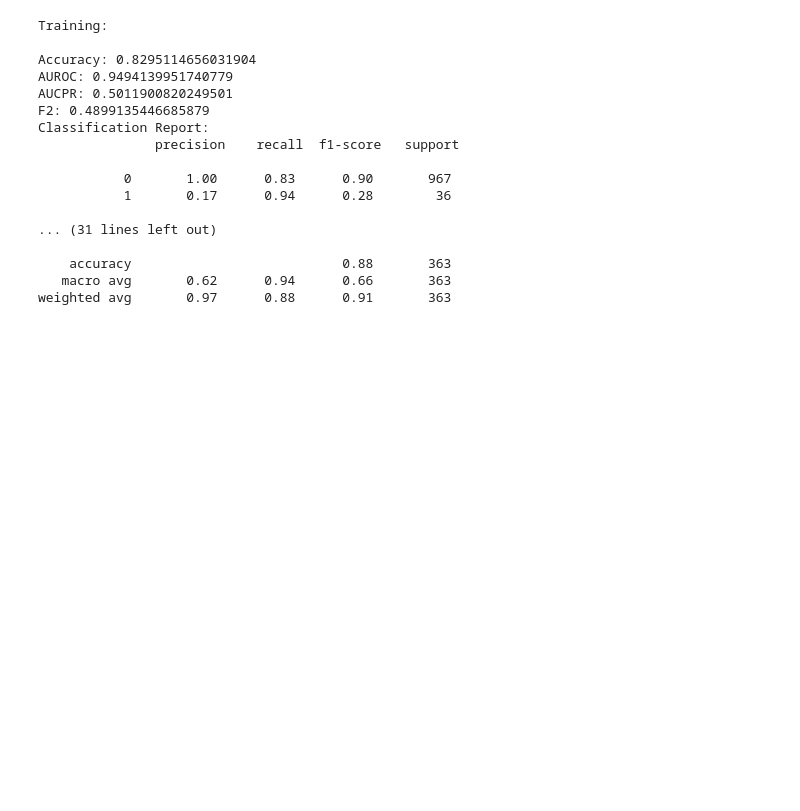
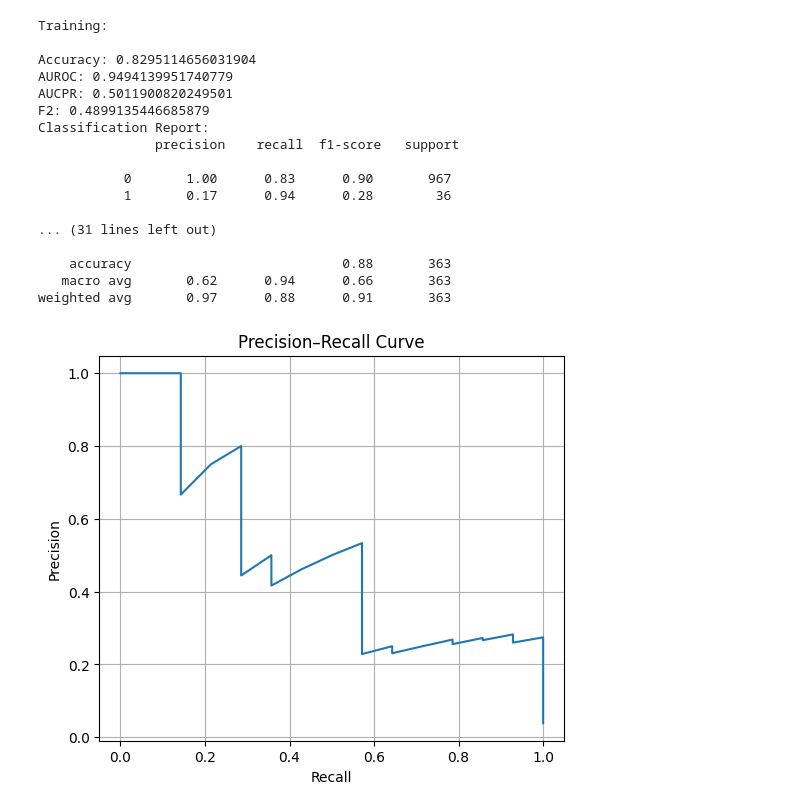
Before and after one commit to irith-kat/NICU-MP, a Jupyter notebook: modeling.ipynb, the cells around one changed output. Cells and saved outputs as stored; diff of their text form; code cells hidden in the pictures; blank space fills up the shorter version.

```diff
--- a/modeling.ipynb
+++ b/modeling.ipynb
@@ -439,6 +436,16 @@ def plot_shapley(model, X_val):
     shap_values = explainer.shap_values(X_val)
     shap_values_dead = shap_values[..., 1]
     shap.summary_plot(shap_values_dead, features=X_val, feature_names=X_val.columns)
+# %%
+def plot_pr_curve(y_true, y_pred_proba):
+    precision, recall, _ = precision_recall_curve(y_true, y_pred_proba)
+    plt.figure(figsize=(6, 5))
+    plt.plot(recall, precision)
+    plt.xlabel("Recall")
+    plt.ylabel("Precision")
+    plt.title("Precision–Recall Curve")
+    plt.grid(True)
+    plt.show()
 # %%
 model = LogisticRegression(penalty='l2', solver='liblinear')
 train_eval(model, X_train, y_train, X_val, y_val, X_test, y_test, logdir=logdir, logfile='baseline_lr.json')
@@ -611,12 +614,0 @@ plt.show()
-# %%
-def plot_pr_curve(y_true, y_pred_proba, label=None):
-    precision, recall, _ = precision_recall_curve(y_true, y_pred_proba)
-
-    plt.figure(figsize=(6, 5))
-    plt.plot(recall, precision, label=label)
-    plt.xlabel("Recall (Sensitivity)")
-    plt.ylabel("Precision")
-    plt.title("Precision–Recall Curve")
-    plt.legend()
-    plt.grid(True)
-    plt.show()
@@ -663,6 +651,10 @@ Classification Report:
     accuracy                           0.88       363
    macro avg       0.62      0.94      0.66       363
 weighted avg       0.97      0.88      0.91       363
+# %%
+plot_pr_curve(y_test, model.predict_proba(X_test)[:, 1])
+# %% [output]
+[figure, added]
 # %%
 plot_feature_importance(model, X_val.columns)
 plot_shapley(model, X_val)
```
Also changed, not shown: parts of 7 cells of this notebook.
